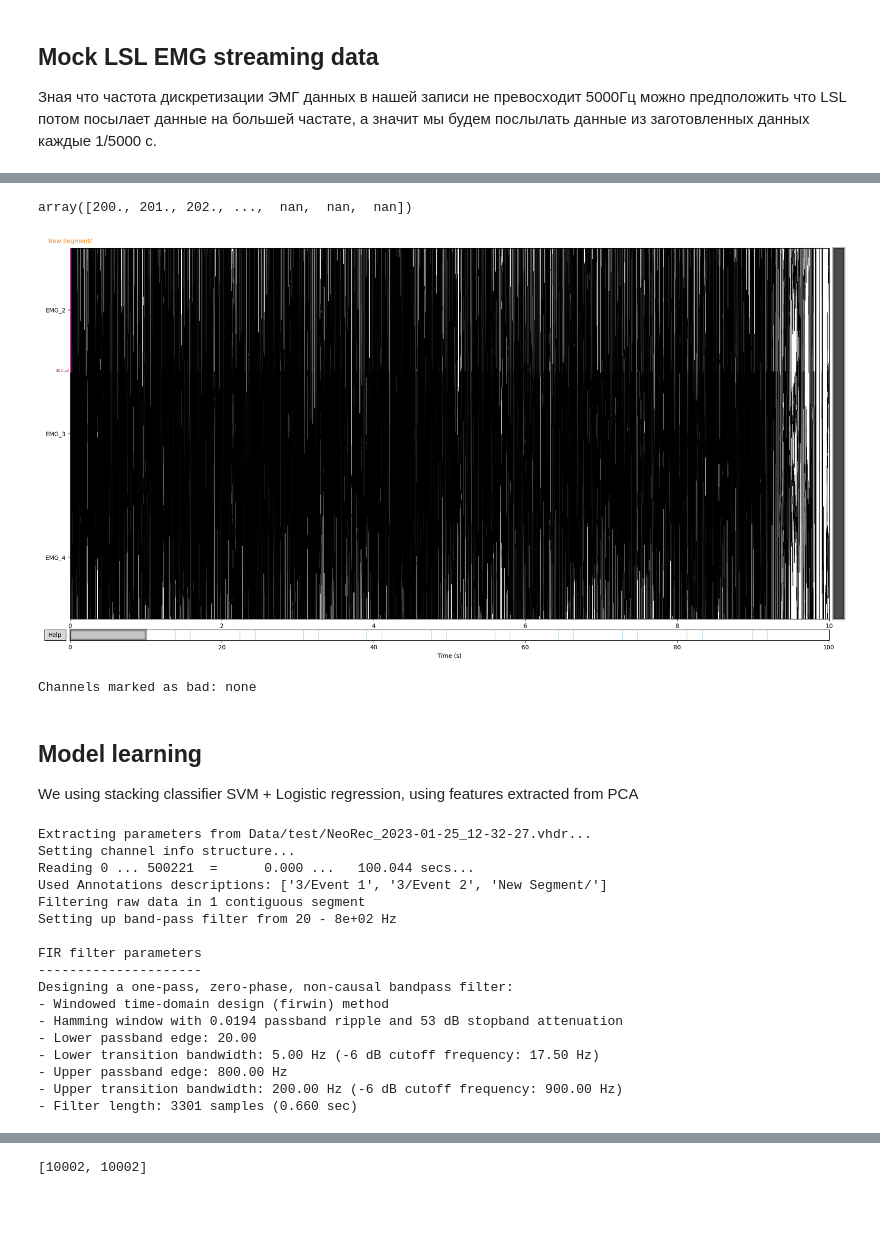
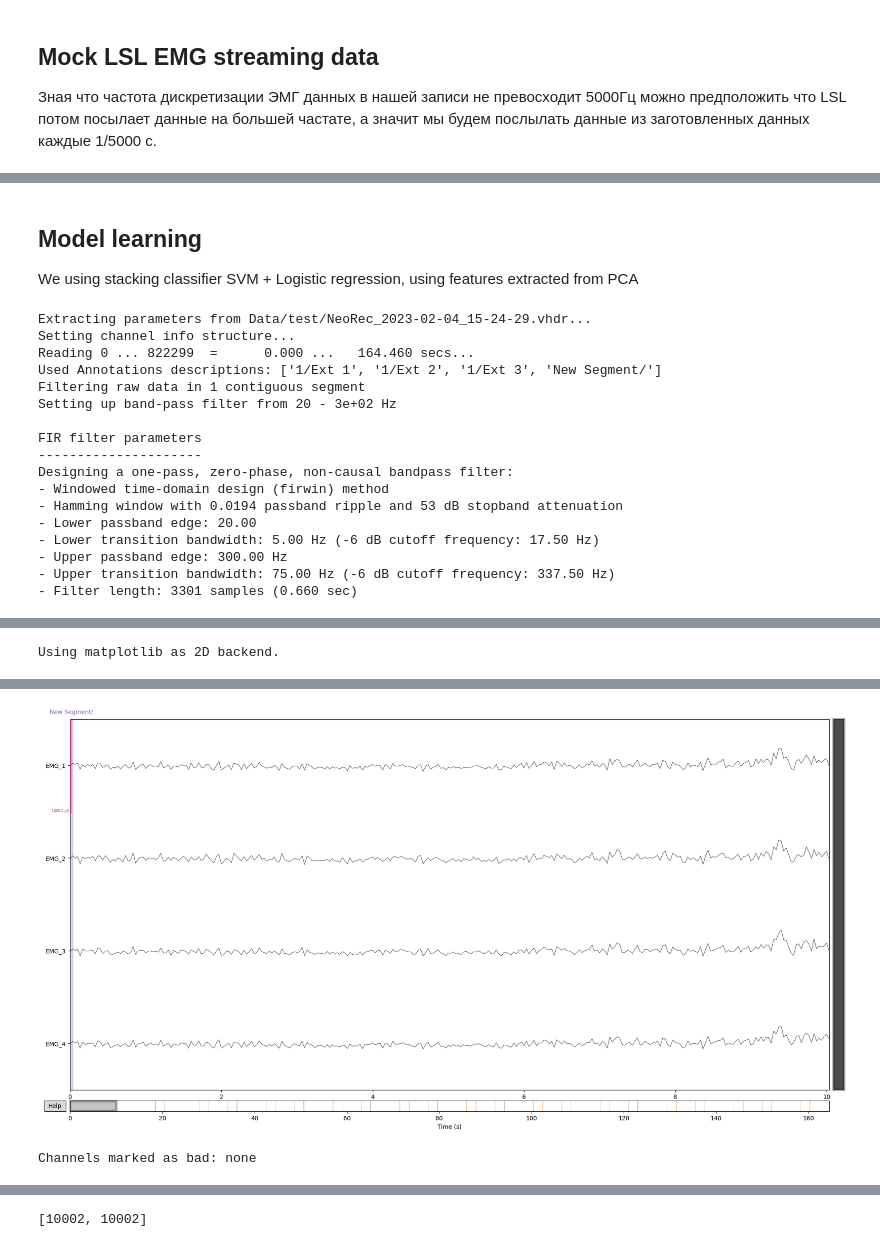
Before and after one commit to CNBR-Skoltech/osseointegration-pattern-recognition, a Jupyter notebook: Arm_decoding.ipynb, the cells around one changed output, grey strips where cells are left out. Cells and saved outputs as stored; diff of their text form; code cells hidden in the pictures; blank space fills up the shorter version.

```diff
--- a/Arm_decoding.ipynb
+++ b/Arm_decoding.ipynb
@@ -34,9 +56,9 @@ from sklearn.metrics import confusion_matrix, ConfusionMatrixDisplay
 #               'Wrist flexion': 10006, 'Wrist extension': 10007, 'Fist closing': 10009, 'Fist opening': 10010,
 #               'Precise grip closing': 10011, 'Precise grip opening': 10012, 'Pointing grip closing': 10013,
 #               'Pointing grip opening': 10014, 'Rest state': 10015, 'Thumb to center': 10016, 'Thumb to lateral': 10017}
-EVENT_NAMES = {'Elbow flexion': 10001, 'Elbow extension': 10002}
+EVENT_NAMES = {'Elbow flexion': 10001, 'Elbow extension': 10003, 'Relax': 10002}
 WINDOW_SIZE = 10000 #samples
-INTERSECTION = 500 #samples
-BANDPASS_LIMITS = (20, 800)
+INTERSECTION = 4000 #samples
+BANDPASS_LIMITS = (20, 300)
 FREQUENCY_SAMPLING = 5000
-CHANNEL_NUMBER = 3 # for leg 12
+CHANNEL_NUMBER = 4 # for leg 12
@@ -71,45 +72,23 @@ def preproces(x):
     return x
-# %%
-def shift(arr, num, fill_value=np.nan):
-    result = np.empty_like(arr)
-    if num > 0:
-        result[:num] = fill_value
-        result[num:] = arr[:-num]
-    elif num < 0:
-        result[num:] = fill_value
-        result[:num] = arr[-num:]
-    else:
-        result[:] = arr
-    return result
-
-arr = np.arange(2000).astype(float)
-shift(arr, -200)
-# %% [output]
-array([200., 201., 202., ...,  nan,  nan,  nan])
-# %%
-raw.plot()
-# %% [output]
-[figure, removed]
-Channels marked as bad: none
 # %% [markdown]
 ## Model learning
 We using stacking classifier SVM + Logistic regression, using features extracted from PCA
 # %%
 # Loading data
 # raw=mne.io.read_raw_brainvision('Server_LSL/test_data/NeoRec_2022-11-03_11-57-36.vhdr', preload=True)
-raw=mne.io.read_raw_brainvision('Data/test/NeoRec_2023-01-25_12-32-27.vhdr', preload=True)
+raw=mne.io.read_raw_brainvision('Data/test/NeoRec_2023-02-04_15-24-29.vhdr', preload=True)
 events=mne.events_from_annotations(raw)[0]
-raw = raw.pick_channels([f"EMG_{i}" for i in range(2, 5)])
+raw = raw.pick_channels([f"EMG_{i}" for i in range(1, 5)])
 raw_envelope = raw.copy().filter(BANDPASS_LIMITS[0], BANDPASS_LIMITS[1]).apply_hilbert(envelope=True)
-# raw_envelope = raw.copy().apply_hilbert(envelope=True)
 raw_envelope, events_env = raw_envelope.resample(30, events=events, n_jobs=8)
+raw_envelope.plot(scalings={'eeg': 5e-4})
 # %% [output]
-Extracting parameters from Data/test/NeoRec_2023-01-25_12-32-27.vhdr...
+Extracting parameters from Data/test/NeoRec_2023-02-04_15-24-29.vhdr...
 Setting channel info structure...
-Reading 0 ... 500221  =      0.000 ...   100.044 secs...
-Used Annotations descriptions: ['3/Event 1', '3/Event 2', 'New Segment/']
+Reading 0 ... 822299  =      0.000 ...   164.460 secs...
+Used Annotations descriptions: ['1/Ext 1', '1/Ext 2', '1/Ext 3', 'New Segment/']
 Filtering raw data in 1 contiguous segment
-Setting up band-pass filter from 20 - 8e+02 Hz
+Setting up band-pass filter from 20 - 3e+02 Hz
 
 FIR filter parameters
 ---------------------
@@ -118,7 +97,7 @@ Designing a one-pass, zero-phase, non-causal bandpass filter:
 - Hamming window with 0.0194 passband ripple and 53 dB stopband attenuation
 - Lower passband edge: 20.00
 - Lower transition bandwidth: 5.00 Hz (-6 dB cutoff frequency: 17.50 Hz)
-- Upper passband edge: 800.00 Hz
-- Upper transition bandwidth: 200.00 Hz (-6 dB cutoff frequency: 900.00 Hz)
+- Upper passband edge: 300.00 Hz
+- Upper transition bandwidth: 75.00 Hz (-6 dB cutoff frequency: 337.50 Hz)
 - Filter length: 3301 samples (0.660 sec)
 [Parallel(n_jobs=8)]: Using backend LokyBackend with 8 concurrent workers.
@@ -126,0 +104 @@ Designing a one-pass, zero-phase, non-causal bandpass filter:
+Using matplotlib as 2D backend.
@@ -127,3 +108,5 @@ Designing a one-pass, zero-phase, non-causal bandpass filter:
+[figure, added]
+Channels marked as bad: none
 # %%
 # Epoching
 epochs = mne.Epochs(raw_envelope, events=events_env, tmin=0, tmax=2, event_id = EVENT_NAMES, preload=True, baseline=None)
```
Also changed, not shown: parts of 20 cells of this notebook.
